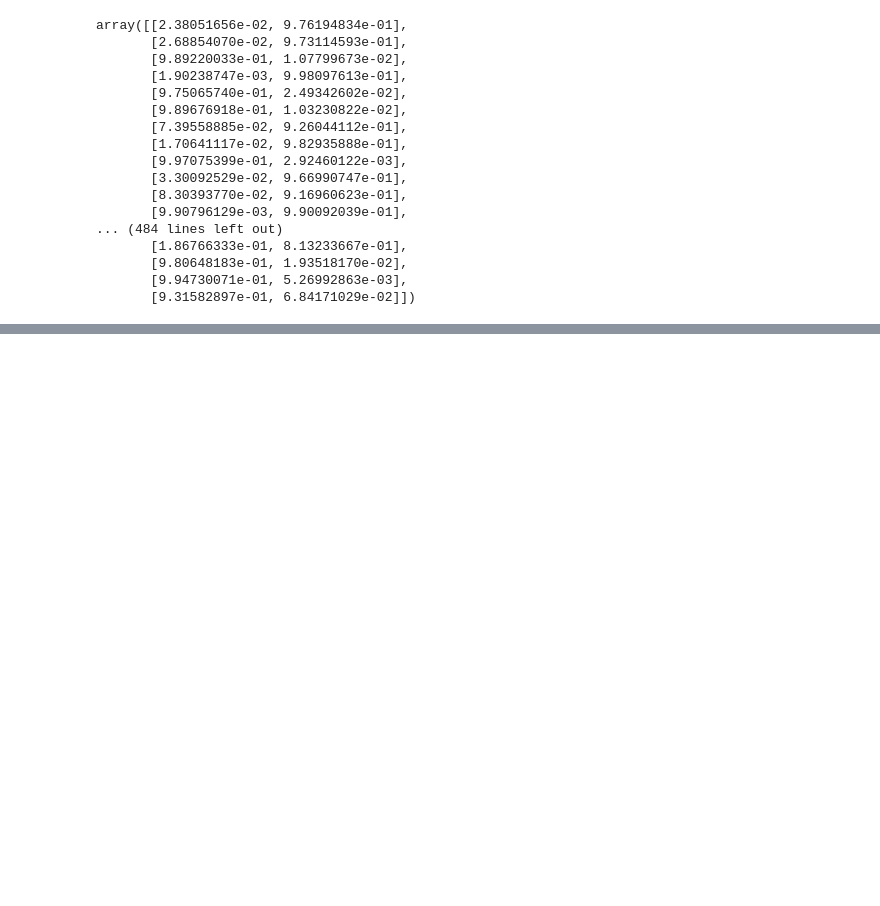
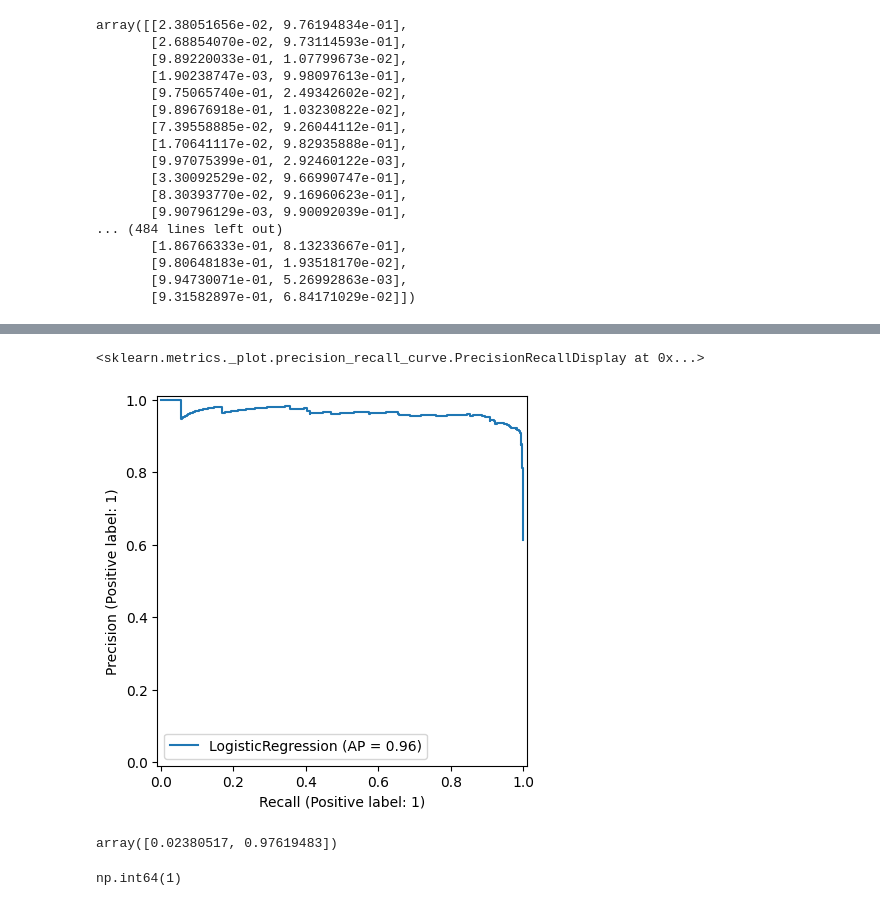
Before and after one commit to AleCecilio/Aprendendo_Machine_Learning_Data_Science, a Jupyter notebook: Regreção_Logistica/01_logistic_regression.ipynb, the cells around one changed output, grey strips where cells are left out. Drawn from its saved outputs; the diff is of its cells as text; code cells hidden in the pictures; blank space fills up the shorter version.

```diff
--- a/Regreção_Logistica/01_logistic_regression.ipynb
+++ b/Regreção_Logistica/01_logistic_regression.ipynb
@@ -148,0 +211,13 @@ array([[2.38051656e-02, 9.76194834e-01],
+# %%
+PrecisionRecallDisplay.from_estimator(log_model, scaled_x_test, y_test)
+# %% [output]
+<sklearn.metrics._plot.precision_recall_curve.PrecisionRecallDisplay at 0x...>
+[figure, added]
+# %%
+log_model.predict_proba(scaled_x_test)[0]
+# %% [output]
+array([0.02380517, 0.97619483])
+# %%
+y_test[0]
+# %% [output]
+np.int64(1)
```
Also changed, not shown: parts of 14 cells of this notebook, 1 other file.
